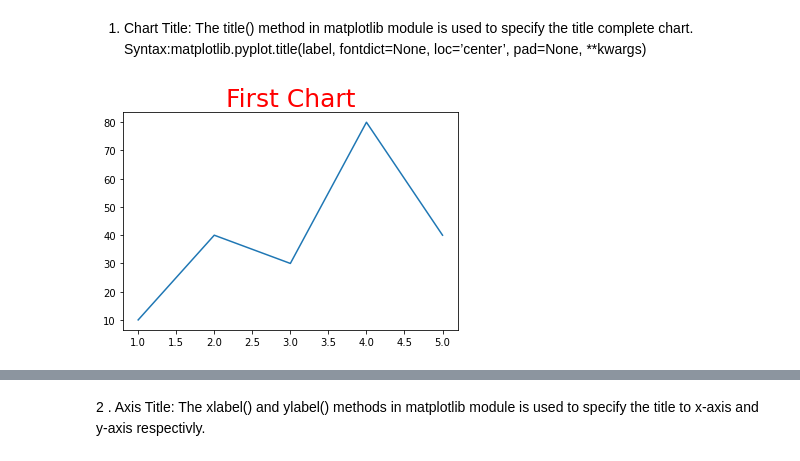
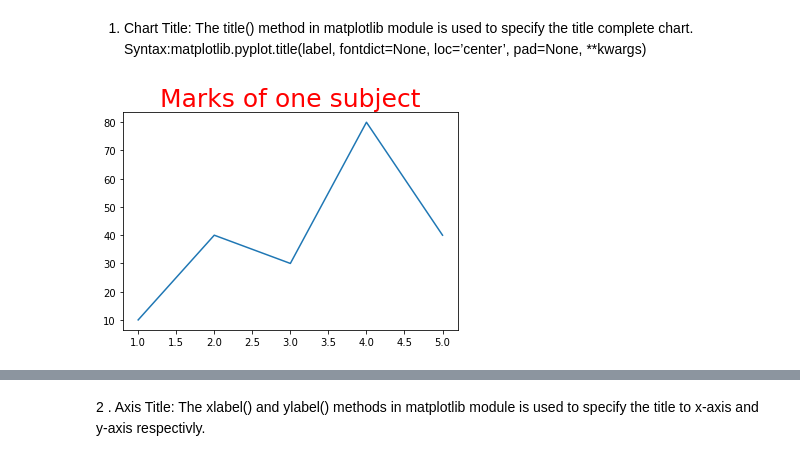
Before and after one commit to gurunathdeshpande/pydatabase, a Jupyter notebook: Data_visualization_with_python.ipynb, the cells around one changed output, grey strips where cells are left out. Cells and saved outputs as stored; diff of their text form; code cells hidden in the pictures.

```diff
--- a/Data_visualization_with_python.ipynb
+++ b/Data_visualization_with_python.ipynb
@@ -77,11 +76,12 @@ https://carbondesignsystem.com/data-visualization/chart-anatomy/
 1. Chart Title: The title() method in matplotlib module is used to specify the title complete chart.
 Syntax:matplotlib.pyplot.title(label, fontdict=None, loc=’center’, pad=None, **kwargs)
 # %%
+#Ex : 1
 import matplotlib.pyplot as plt
 x = [1,2,3,4,5]
 y = [10,40,30,80,40]
 plt.plot(x, y)
-plt.title('First Chart', color='r', fontsize=25)
+plt.title('Marks of one subject', color='r', fontsize=25)
 plt.show()
 # %% [output]
-[figure, old version]
+[figure, new version]
```
Also changed, not shown: parts of 37 cells of this notebook.
